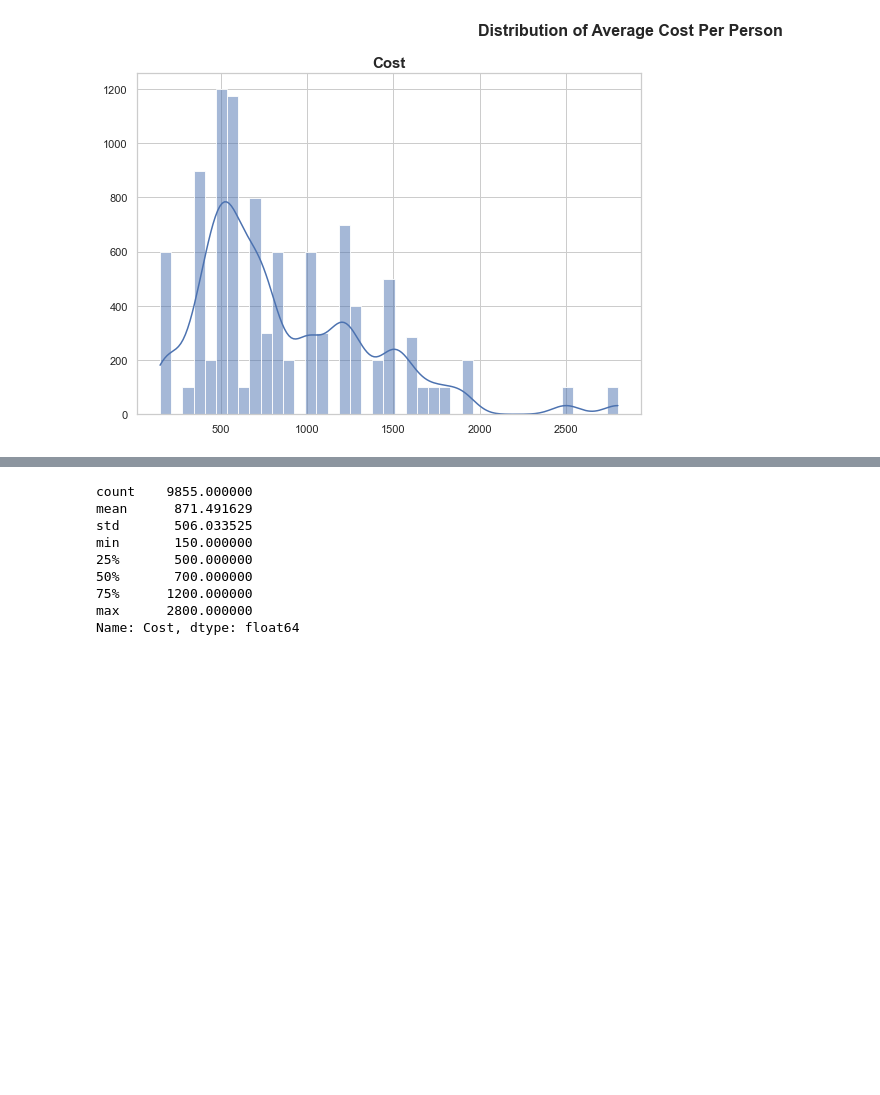
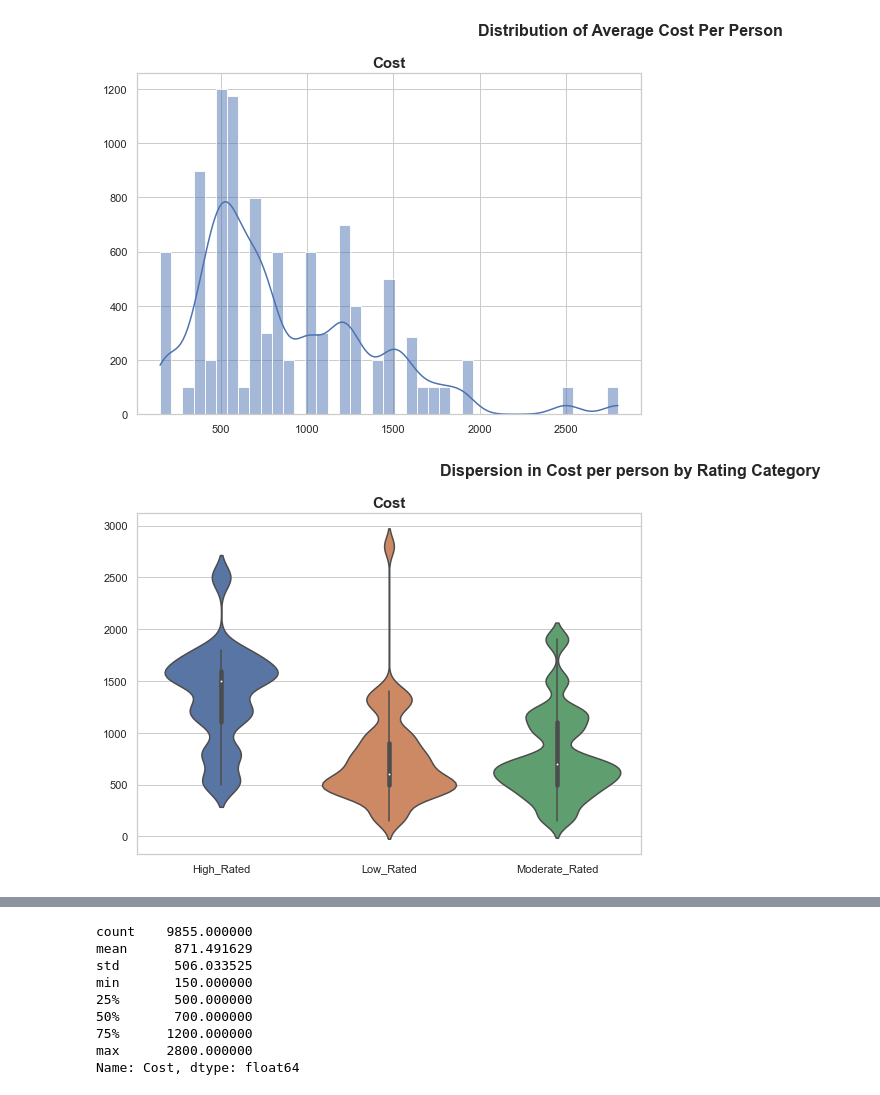
Before and after one commit to AimanSahay/ML-Project---Zomato-Restaurant-Clustering-and-Sentiment-Analysis, a Jupyter notebook: ML Project - Zomato Restaurant Clustering and Customer Sentiment Analysis.ipynb, the cells around one changed output, grey strips where cells are left out. Saved outputs shown, nothing was run; the diff lists cells and outputs as text; code cells hidden in the pictures; blank space fills up the shorter version.

Commit message:
EDA with different charts

```diff
--- a/ML Project - Zomato Restaurant Clustering and Customer Sentiment Analysis.ipynb
+++ b/ML Project - Zomato Restaurant Clustering and Customer Sentiment Analysis.ipynb
@@ -1103,3 +1103,8 @@ Answer Here
 multiple_subplots(["Cost"], 1, 2, (15,6), "Distribution of Average Cost Per Person", "histplot", merged_df)
 # %% [output]
 [figure]
+# %%
+multiple_subplots(["Cost"], 1, 2, (15, 6), "Dispersion in Cost per person by Rating Category", "violinplot",\
+                   merged_df, target=True, target_var="Rating_Category")
+# %% [output]
+[figure, added]
```
Also changed, not shown: parts of 24 cells of this notebook.
